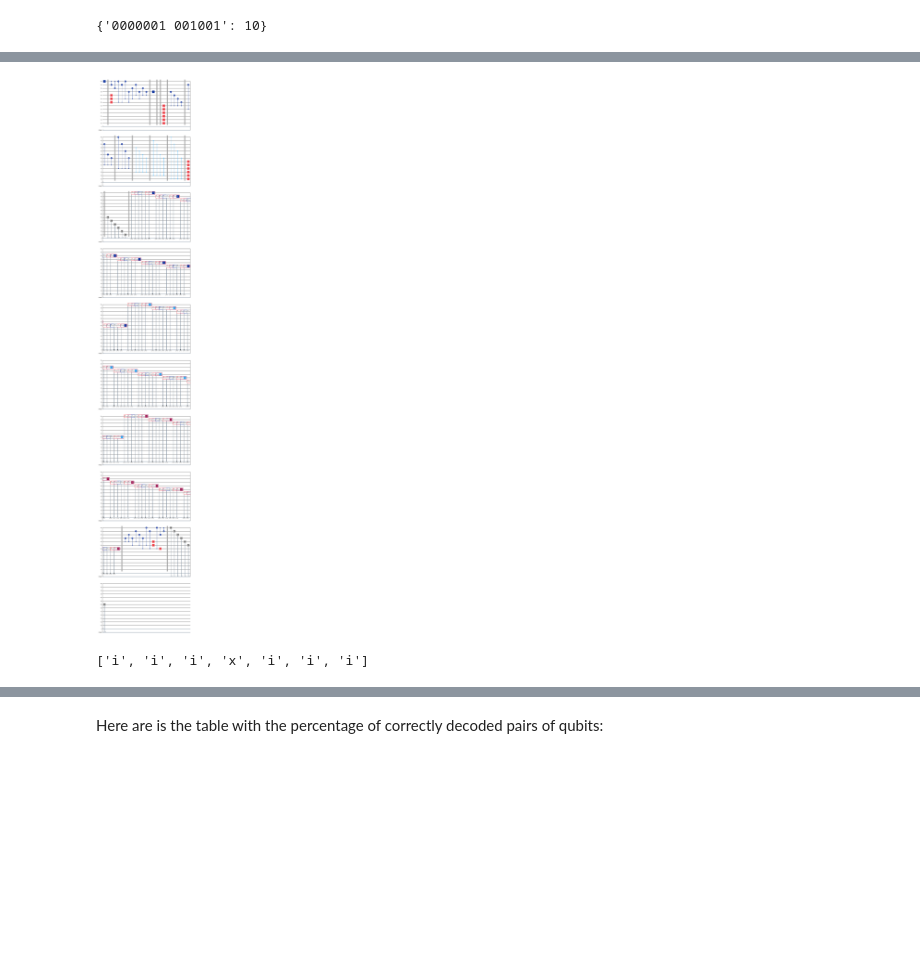
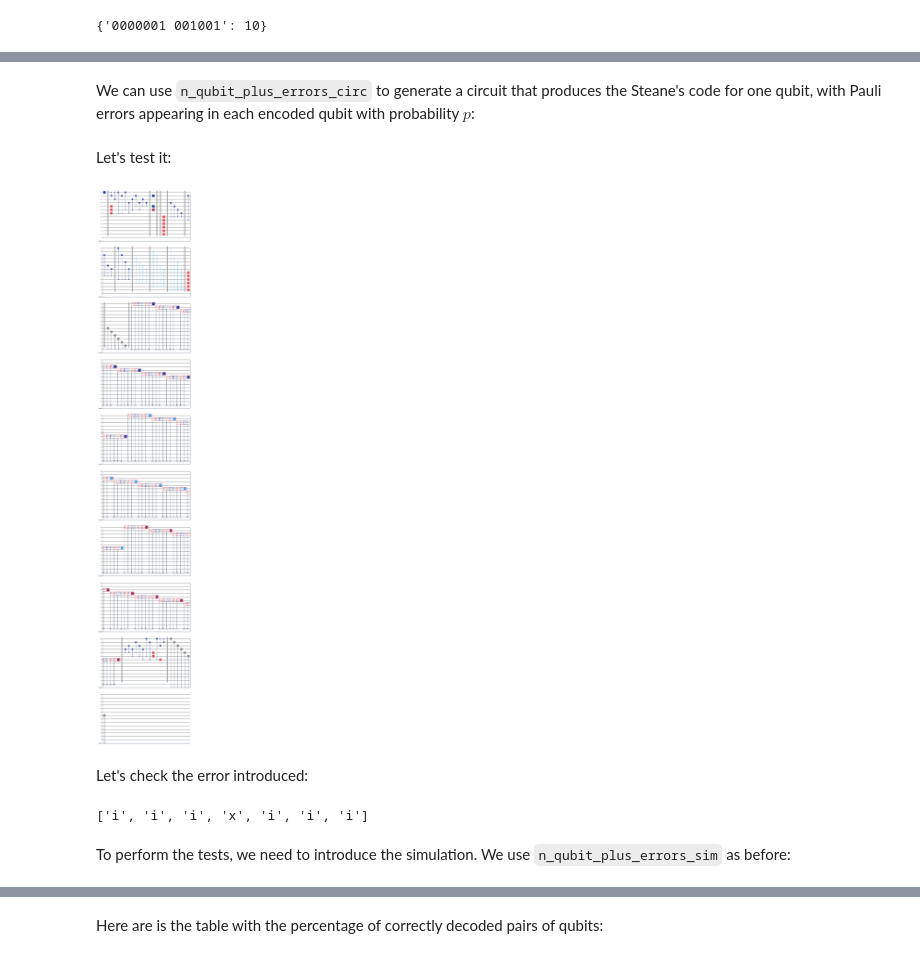
Before and after one commit to lrfinotti/five-qubit-quatum-code, a Jupyter notebook: five-qubit-code-general.ipynb, the cells around one changed output, grey strips where cells are left out. Saved outputs shown, nothing was run; the diff lists cells and outputs as text; code cells hidden in the pictures; blank space fills up the shorter version.

```diff
--- a/five-qubit-code-general.ipynb
+++ b/five-qubit-code-general.ipynb
@@ -483,9 +496,12 @@ def test_error_circuit(
 # %%
+# change these to test:
 encoded_qubit = 1
 error_gate = "x"
 error_position = 2
 
-test5_circ = test_error_circuit(encoder5, code5_circuit, encoded_qubit, error_gate, error_position, barrier=False)
+test5_circ = test_error_circuit(
+    encoder5, code5_circuit, encoded_qubit, error_gate, error_position, barrier=False
+)
 
 test5_circ.draw("mpl")
 # %% [output]
@@ -818,4 +666,7 @@ def two_qubit_plus_errors_5_sim(qubits, p, shots=10):
 # %%
-circ, error = two_qubit_plus_errors_5_circ((0, 1), 0.1, barrier=True)
+qubits = (0, 1)
+p = 0.1
+
+circ, error = two_qubit_plus_errors_5_circ(qubits, p, barrier=True)
 circ.draw("mpl")
 # %% [output]
@@ -864,3 +744,6 @@ error
 # %%
-two_qubit_plus_errors_5_sim((1, 1), 0.05)
+qubits = (1, 1)
+p = 0.05
+
+two_qubit_plus_errors_5_sim(qubits, p)
 # %% [output]
@@ -1156,3 +1090,5 @@ counts
+# %% [markdown]
+We can use `n_qubit_plus_errors_circ` to generate a circuit that produces the Steane's code for one qubit, with Pauli errors appearing in each encoded qubit with probability $p$:
 # %%
 def one_qubit_plus_errors_7_circ(qubit, p, barrier=False):
 
@@ -1275,12 +1113,21 @@ def one_qubit_plus_errors_7_circ(qubit, p, barrier=False):
+# %% [markdown]
+Let's test it:
 # %%
-circ, error = one_qubit_plus_errors_7_circ(1, 0.05, barrier=True)
+qubit = 1
+p = 0.05
+
+circ, error = one_qubit_plus_errors_7_circ(qubit, p, barrier=True)
 circ.draw("mpl")
 # %% [output]
-[figure, old version]
+[figure, new version]
+# %% [markdown]
+Let's check the error introduced:
 # %%
 error
 # %% [output]
 ['i', 'i', 'i', 'x', 'i', 'i', 'i']
+# %% [markdown]
+To perform the tests, we need to introduce the simulation.  We use `n_qubit_plus_errors_sim` as before:
 # %%
 def one_qubit_plus_errors_7_sim(qubit, p, shots=10):
     g7_gates_str = [
```
Also changed, not shown: parts of 81 cells of this notebook, 6 other files.
